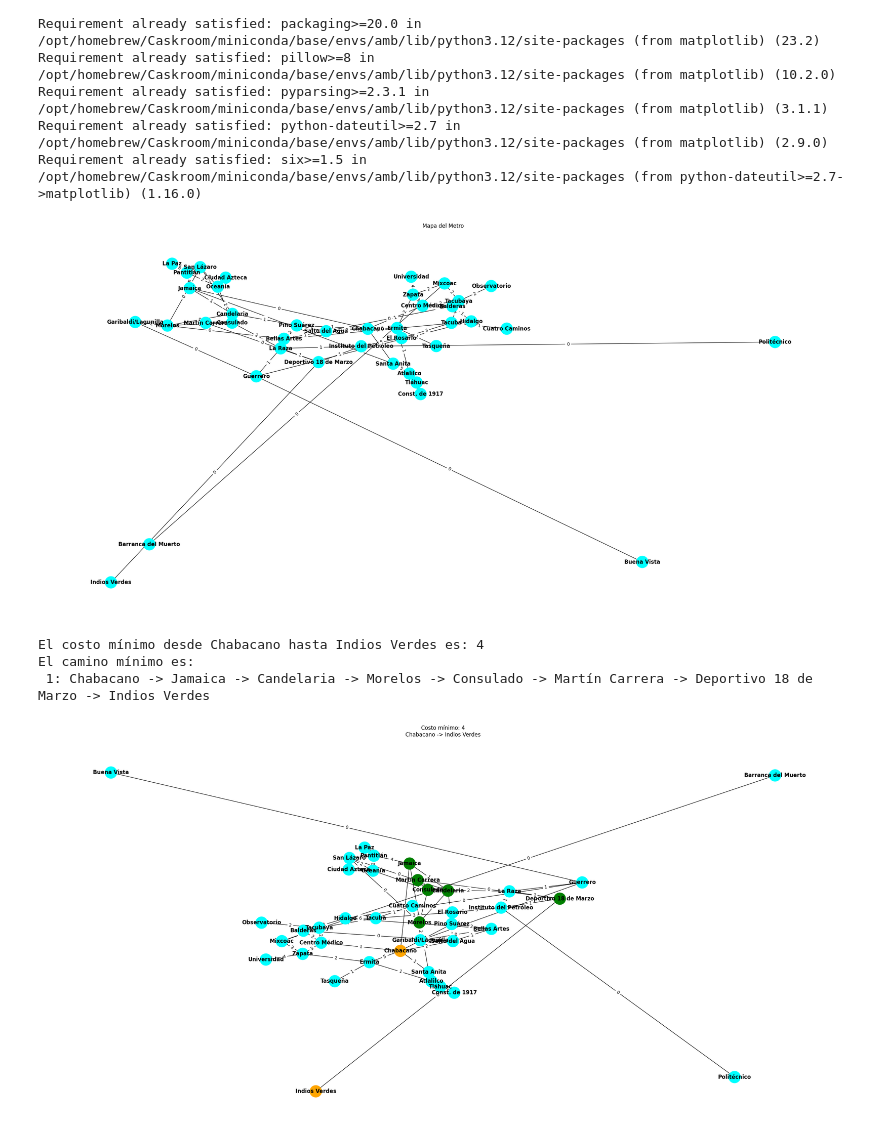
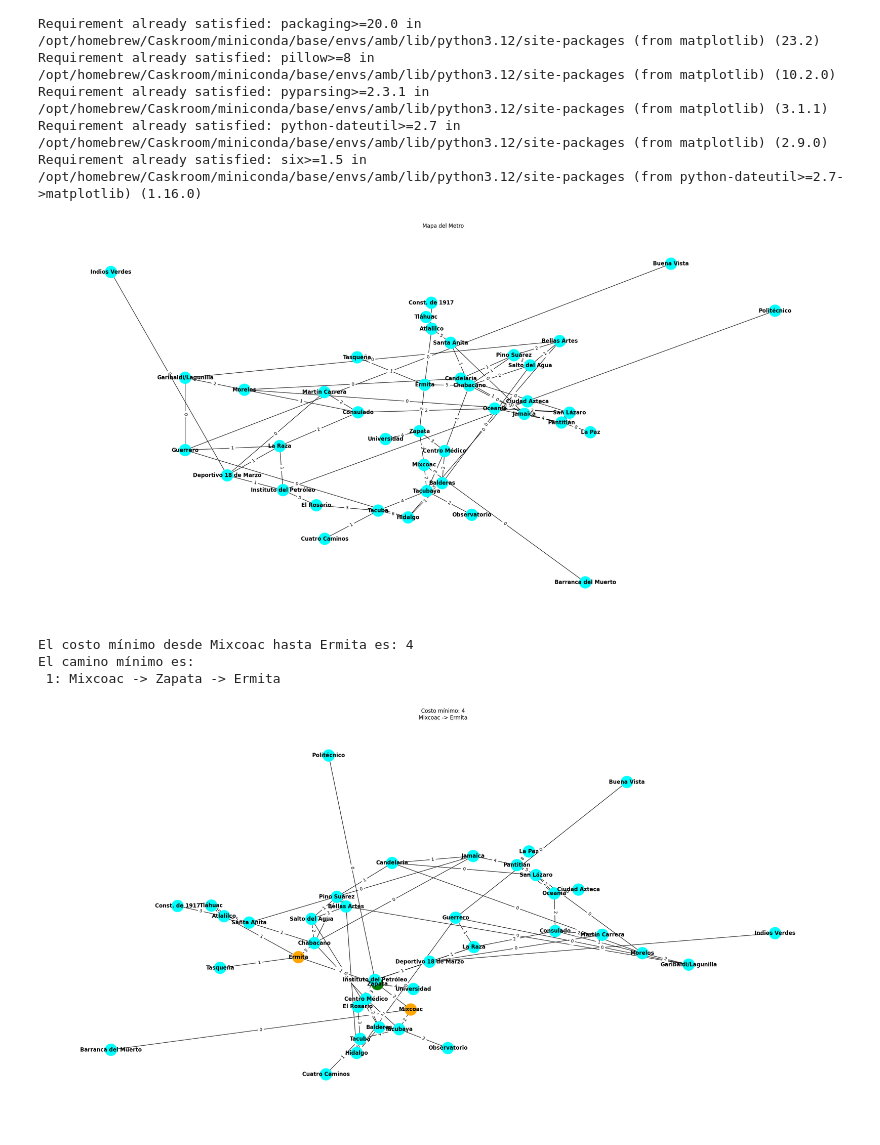
Before and after one commit to 0rphee/up, a Jupyter notebook: ia/Tareas/T3_Planeacion_de_rutas.ipynb, the cells around one changed output. Saved outputs shown, nothing was run; the diff lists cells and outputs as text; code cells hidden in the pictures.

Commit message:
T3 terminada con punto extra

```diff
--- a/ia/Tareas/T3_Planeacion_de_rutas.ipynb
+++ b/ia/Tareas/T3_Planeacion_de_rutas.ipynb
@@ -94,7 +96,7 @@ def plotGrafo(grafo: dict[str, dict[str, int]], caminos_encontrados, label: str,
             colors.append('cyan')
 
     # Dibujar el grafo
-    pos = nx.spring_layout(G)
+    pos = nx.spring_layout(G, k=0.15, iterations=20)
     labels = nx.get_edge_attributes(G, 'weight')
     plt.figure(1, figsize=(25, 12))
     nx.draw(G, pos, with_labels=True, node_size=700, node_color=colors, font_size=12, font_weight='bold', )
@@ -103,7 +105,7 @@ def plotGrafo(grafo: dict[str, dict[str, int]], caminos_encontrados, label: str,
     plt.show()
 
 
-def busqueda(grafo, nodo_inicio: str, nodo_objetivo: str, imprimir=False):
+def busqueda(grafo, nodo_inicio: str, nodo_objetivo: str, imprimir=False) -> None:
     # Si ingresamos imprimir=False, la información sobre cada iteración no se imprime.
 
     # Resultados de la búsqueda
@@ -126,7 +128,7 @@ grafo: dict[str, dict[str, int]] = {
     "Cuatro Caminos": {"Tacuba": 1},
     "Tacubaya": {"Tacuba": 4, "Observatorio": 0, "Mixcoac": 2, "Centro Médico": 2, "Balderas": 5},
     "Observatorio": {"Tacubaya": 2},
-    "Mixcoac": {"Barranca del Muerto": 0, "Zapata": 2},
+    "Mixcoac": {"Barranca del Muerto": 0, "Zapata": 2, "Tacubaya": 2},
     "Barranca del Muerto": {"Mixcoac": 0},
     "Zapata": {"Mixcoac": 2, "Universidad": 4, "Ermita": 2, "Centro Médico": 3},
     "Universidad": {"Zapata": 4},
@@ -140,49 +142,51 @@ grafo: dict[str, dict[str, int]] = {
     "Centro Médico": {"Chabacano": 1, "Balderas": 2, "Tacubaya": 2, "Zapata": 3},
     "Balderas": {"Centro Médico": 2, "Tacubaya": 5, "Hidalgo": 1, "Salto del Agua": 0},
     "Salto del Agua": {"Pino Suárez": 1, "Bellas Artes": 1, "Balderas": 0, "Chabacano": 2},
     "Pino Suárez": {"Chabacano": 1, "Candelaria": 1, "Bellas Artes": 2, "Salto del Agua": 1},
     "Bellas Artes": {"Salto del Agua": 1, "Pino Suárez": 2, "Garibaldi/Lagunilla": 0, "Hidalgo": 0},
     "Hidalgo": {"Bellas Artes": 0, "Guerrero": 0, "Tacuba": 6, "Balderas": 1},
     "Buena Vista": {"Guerrero": 0},
     "Guerrero": {"Hidalgo": 0, "Garibaldi/Lagunilla": 0, "La Raza": 1},
     "La Raza": {"Guerrero": 1, "Consulado": 2, "Deportivo 18 de Marzo": 1, "Instituto del Petróleo": 1},
     "Instituto del Petróleo": {"La Raza": 1, "Deportivo 18 de Marzo": 1, "Politécnico": 0, "El Rosario": 5},
     "Politécnico": {"Instituto del Petróleo": 0},
     "Deportivo 18 de Marzo": {"La Raza": 1, "Martín Carrera": 1, "Indios Verdes": 0, "Instituto del Petróleo": 1},
     "Indios Verdes": {"Deportivo 18 de Marzo": 0},
     "Martín Carrera": {"Deportivo 18 de Marzo": 0, "Consulado": 2},
     "Consulado": {"Morelos": 1, "Oceanía": 2, "Martín Carrera": 2, "La Raza": 2},
     "Morelos": {"San Lázaro": 0, "Candelaria": 0, "Consulado": 1, "Garibaldi/Lagunilla": 2},
     "Garibaldi/Lagunilla": {"Bellas Artes": 0, "Morelos": 2, "Guerrero": 0},
     "Candelaria": {"San Lázaro": 0, "Morelos": 0, "Pino Suárez": 1, "Jamaica": 1},
     "Jamaica": {"Santa Anita": 0, "Pantitlán": 4, "Candelaria": 1, "Chabacano": 0},
     "Pantitlán": {"Jamaica": 4, "La Paz": 8, "Oceanía": 2, "San Lázaro": 5},
     "La Paz": {"Pantitlán": 8},
     "San Lázaro": {"Pantitlán": 5, "Candelaria": 0, "Oceanía": 2, "Morelos": 0},
     "Oceanía": {"San Lázaro": 2, "Pantitlán": 2, "Ciudad Azteca": 10, "Consulado": 2},
     "Ciudad Azteca": {"Oceanía": 10},
 
     }
 
 # Mostramos grafo inicial
 plotGrafo(grafo, [], "Mapa del Metro", "", "")
 # %% [output]
-[figure, old version]
+[figure, new version]
 # %%
 # Inicio de sección interactiva
-def main():
+def main() -> None:
     # # Nodo de inicio y nodo objetivo
     # nodo_inicio = 'Mixcoac'
     # nodo_objetivo = 'Indios Verdes'
-    nodo_inicio = input("Ingrese la ciudad de inicio: ")
-    nodo_objetivo = input("Ingrese la ciudad final: ")
+    nodo_inicio: str = input("Ingrese la estación de inicio: ")
+    nodo_objetivo: str = input("Ingrese la estación final: ")
 
     # Se ejecuta la búsqueda, incluyendo la muestra de resultados y el gráfico
     busqueda(grafo, nodo_inicio, nodo_objetivo, imprimir=False)
 
 main()
+
+# PUNTO EXTRA ABAJO
 # %% [output]
-El costo mínimo desde Chabacano hasta Indios Verdes es: 4
+El costo mínimo desde Mixcoac hasta Ermita es: 4
 El camino mínimo es:
- 1: Chabacano -> Jamaica -> Candelaria -> Morelos -> Consulado -> Martín Carrera -> Deportivo 18 de Marzo -> Indios Verdes
+ 1: Mixcoac -> Zapata -> Ermita
-[figure, old version]
+[figure, new version]
```
Also changed, not shown: parts of 4 cells of this notebook.
